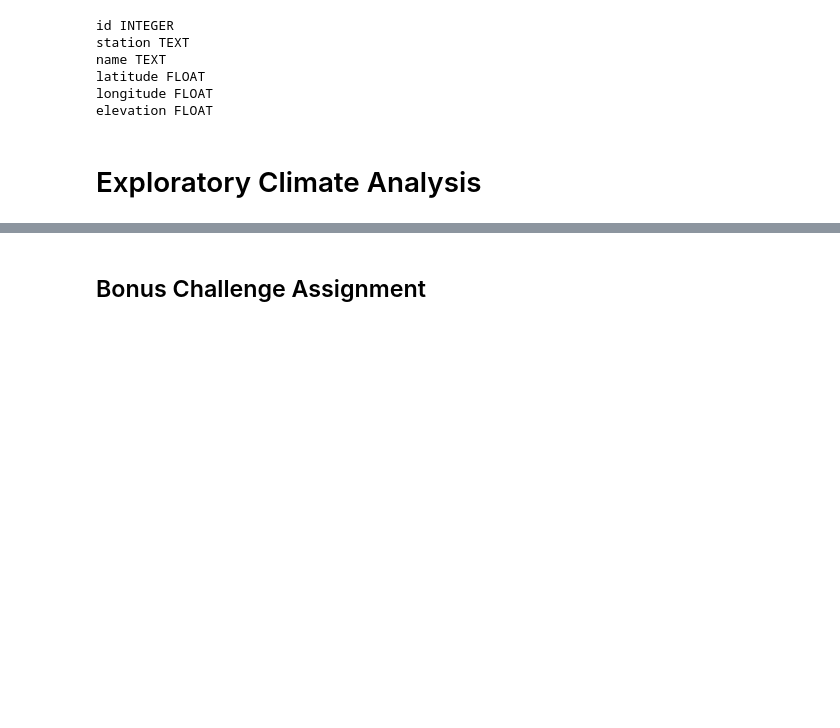
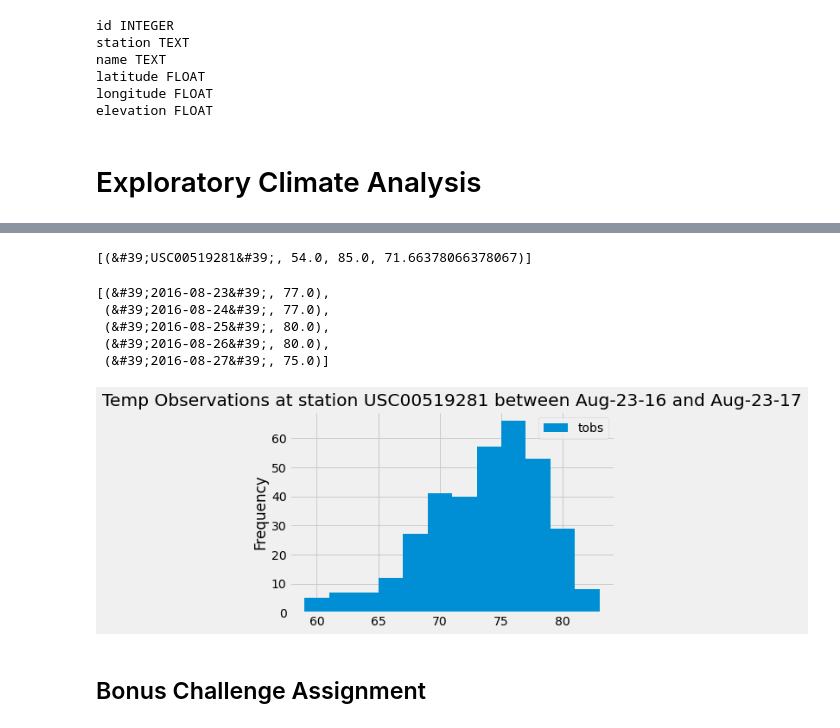
Before and after one commit to EvanK215/sqlalchemy-challenge, a Jupyter notebook: climate.ipynb, the cells around one changed output, grey strips where cells are left out. Drawn from its saved outputs; the diff is of its cells as text; code cells hidden in the pictures; blank space fills up the shorter version.

```diff
--- a/climate.ipynb
+++ b/climate.ipynb
@@ -108,9 +146,32 @@ plt.show()
 # %%
 # Using the station id from the previous query, calculate the lowest temperature recorded,
 # highest temperature recorded, and average temperature of the most active station?
+session.query(Measurement.station, func.min(Measurement.tobs),func.max(Measurement.tobs),func.avg(Measurement.tobs)).\
+    filter (Measurement.station == 'USC00519281').all()
+# %% [output]
+[(&#39;USC00519281&#39;, 54.0, 85.0, 71.66378066378067)]
 # %%
 # Choose the station with the highest number of temperature observations.
-# Query the last 12 months of temperature observation data for this station and plot the results as a histogram
+# Query the last 12 months of temperature observation data for this station and
+USC00519281_data =  session.query(Measurement.date,Measurement.tobs).\
+                    filter(Measurement.station == 'USC00519281').\
+                    filter(Measurement.date <= last_date).\
+                    filter(Measurement.date >= first_date).\
+                    all()
+USC00519281_data[:5]
+# %% [output]
+[(&#39;2016-08-23&#39;, 77.0),
+ (&#39;2016-08-24&#39;, 77.0),
+ (&#39;2016-08-25&#39;, 80.0),
+ (&#39;2016-08-26&#39;, 80.0),
+ (&#39;2016-08-27&#39;, 75.0)]
+# %%
+#plot the results as a histogram
+USC00519281_df= pd.DataFrame(USC00519281_data)
+USC00519281_df.plot(kind="hist", bins=12);
+plt.title("Temp Observations at station USC00519281 between Aug-23-16 and Aug-23-17");
+# %% [output]
+[figure, added]
 # %% [markdown]
 ## Bonus Challenge Assignment
 # %%
```
Also changed, not shown: parts of 9 cells of this notebook.
